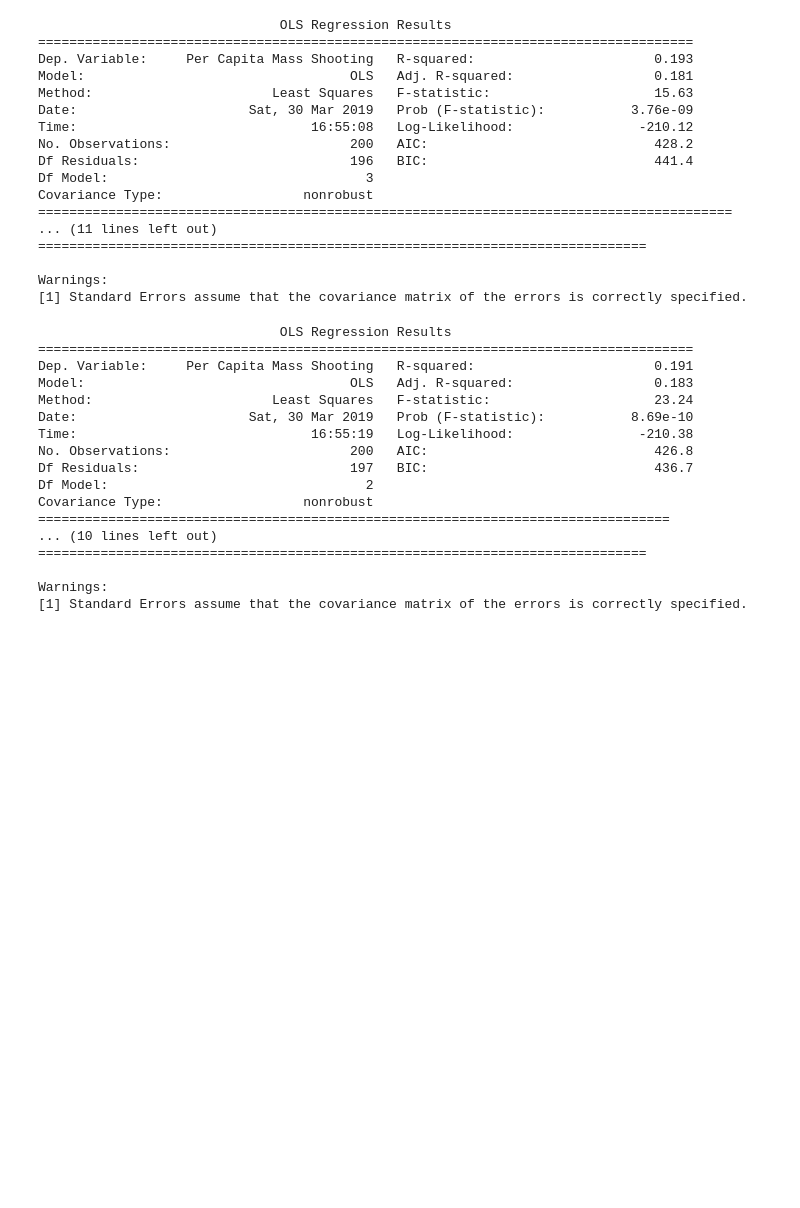
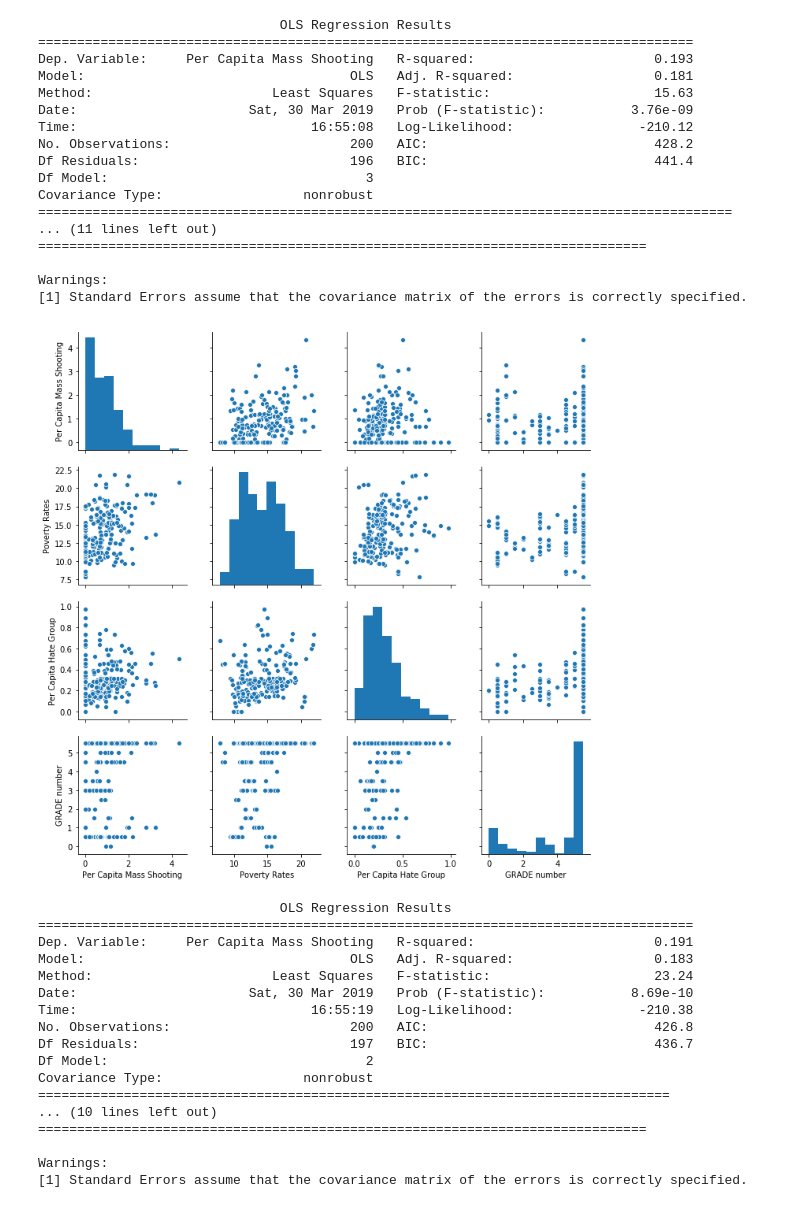
Before and after one commit to lprymak/Project1, a Jupyter notebook: V_mass_shootings_regression.ipynb, the cells around one changed output. Cells and saved outputs as stored; diff of their text form; code cells hidden in the pictures; blank space fills up the shorter version.

Commit message:
Vanich update Regression_1 and add _3

```diff
--- a/V_mass_shootings_regression.ipynb
+++ b/V_mass_shootings_regression.ipynb
@@ -142,6 +145,15 @@ Covariance Type:                  nonrobust
 
 Warnings:
 [1] Standard Errors assume that the covariance matrix of the errors is correctly specified.
+# %%
+# Basic correlogram
+
+linear_corrplot = combined_all[['Per Capita Mass Shooting', 'Poverty Rates', 'Per Capita Hate Group', 'GRADE number']]
+sns.pairplot(linear_corrplot)
+plt.show()
+# plt.savefig('Images/Vanich/corr_Regression_2.png')
+# %% [output]
+[figure, added]
 # %%
 x_data = combined_all[['Poverty Rates','GRADE number']]
 
```
Also changed, not shown: parts of 4 cells of this notebook, 3 other files.
